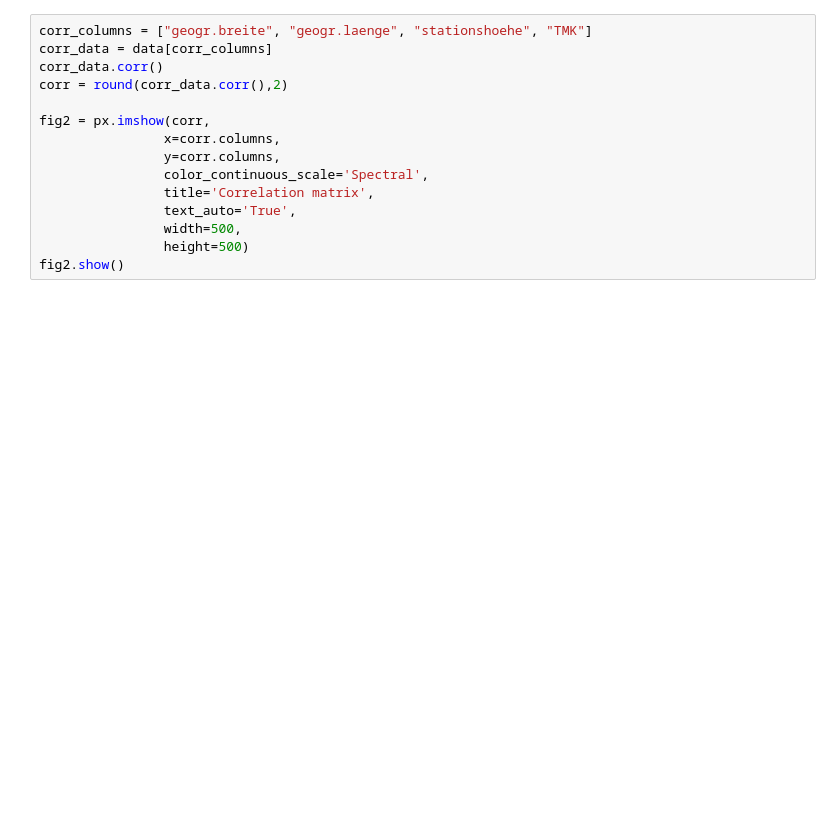
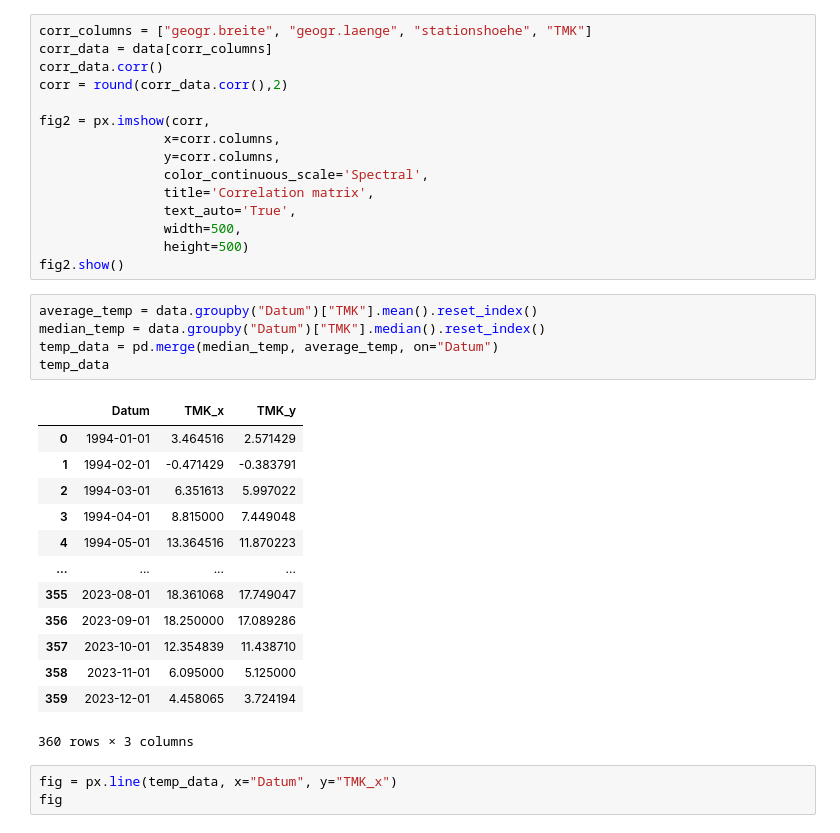
Before and after one commit to Fxvdi/dabi2-project, a Jupyter notebook: geographie.ipynb, the cells around one changed output. Drawn from its saved outputs; the diff is of its cells as text; blank space fills up the shorter version.

```diff
--- a/geographie.ipynb
+++ b/geographie.ipynb
@@ -269,3 +275,25 @@ fig2 = px.imshow(corr,
                 width=500,
                 height=500)
 fig2.show()
+# %%
+average_temp = data.groupby("Datum")["TMK"].mean().reset_index()
+median_temp = data.groupby("Datum")["TMK"].median().reset_index()
+temp_data = pd.merge(median_temp, average_temp, on="Datum")
+temp_data
+# %% [output]
+|  | Datum | TMK_x | TMK_y |
+| 0 | 1994-01-01 | 3.464516 | 2.571429 |
+| 1 | 1994-02-01 | -0.471429 | -0.383791 |
+| 2 | 1994-03-01 | 6.351613 | 5.997022 |
+| 3 | 1994-04-01 | 8.815000 | 7.449048 |
+| 4 | 1994-05-01 | 13.364516 | 11.870223 |
+| ... | ... | ... | ... |
+| 355 | 2023-08-01 | 18.361068 | 17.749047 |
+| 356 | 2023-09-01 | 18.250000 | 17.089286 |
+| 357 | 2023-10-01 | 12.354839 | 11.438710 |
+| 358 | 2023-11-01 | 6.095000 | 5.125000 |
+| 359 | 2023-12-01 | 4.458065 | 3.724194 |
+360 rows × 3 columns
+# %%
+fig = px.line(temp_data, x="Datum", y="TMK_x")
+fig
```
Also changed, not shown: parts of 1 cell of this notebook, 2 other files.
